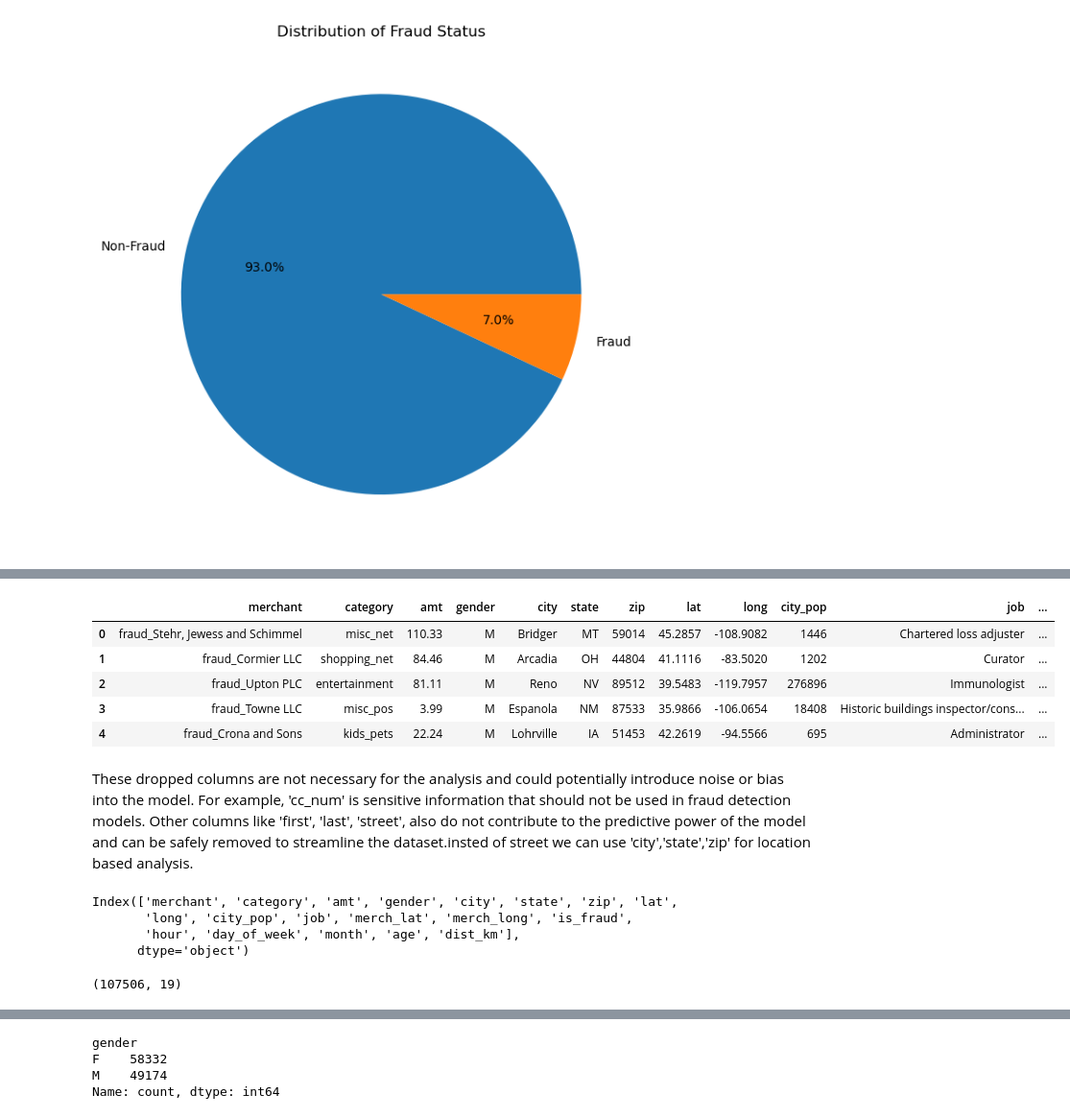
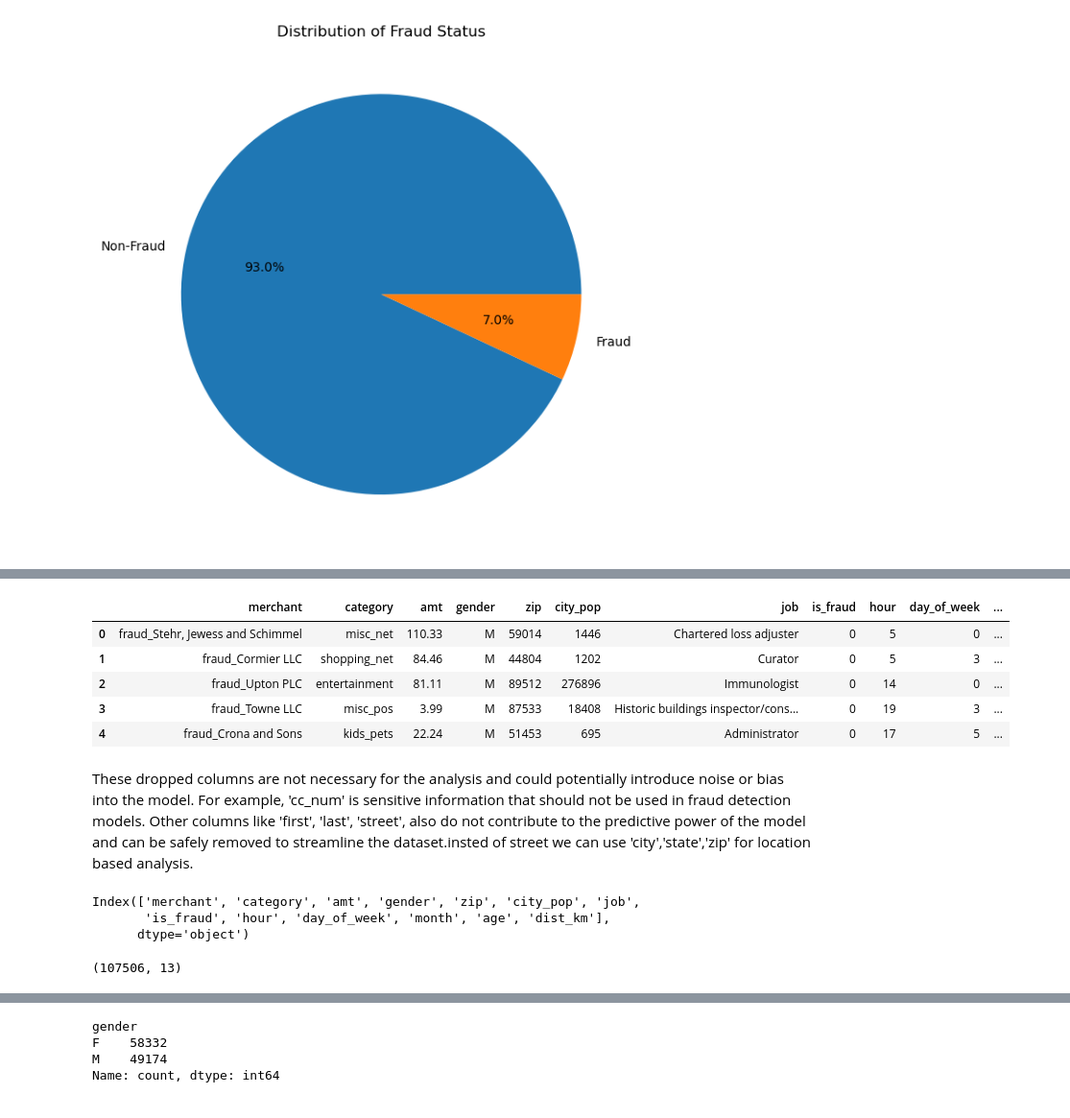
Before and after one commit to sumanbhattarai58/Internship, a Jupyter notebook: CreditCard_Fraud_Detection.ipynb, the cells around one changed output, grey strips where cells are left out. Shown at 96% size. Cells and saved outputs as stored; diff of their text form; code cells hidden in the pictures.

```diff
--- a/CreditCard_Fraud_Detection.ipynb
+++ b/CreditCard_Fraud_Detection.ipynb
@@ -191,26 +271,25 @@ data['dist_km'] = R * c
 # %%
 #Drop unnecessary columns
-drop_cols = ['Unnamed: 0','cc_num','first','last','street','trans_num','unix_time','trans_date_trans_time','dob'
-             ,'merch_zipcode']
+drop_cols = ['Unnamed: 0','cc_num','first','last','street','trans_num','lat','long','merch_lat','merch_long','unix_time','trans_date_trans_time','dob'
+             ,'merch_zipcode','state','city']
 data = data.drop(columns=drop_cols, axis=1)
 data.head()
 # %% [output]
-|  | merchant | category | amt | gender | city | state | zip | lat | long | city_pop | job | ... |
-| 0 | fraud_Stehr, Jewess and Schimmel | misc_net | 110.33 | M | Bridger | MT | 59014 | 45.2857 | -108.9082 | 1446 | Chartered loss adjuster | ... |
-| 1 | fraud_Cormier LLC | shopping_net | 84.46 | M | Arcadia | OH | 44804 | 41.1116 | -83.5020 | 1202 | Curator | ... |
-| 2 | fraud_Upton PLC | entertainment | 81.11 | M | Reno | NV | 89512 | 39.5483 | -119.7957 | 276896 | Immunologist | ... |
-| 3 | fraud_Towne LLC | misc_pos | 3.99 | M | Espanola | NM | 87533 | 35.9866 | -106.0654 | 18408 | Historic buildings inspector/cons... | ... |
-| 4 | fraud_Crona and Sons | kids_pets | 22.24 | M | Lohrville | IA | 51453 | 42.2619 | -94.5566 | 695 | Administrator | ... |
+|  | merchant | category | amt | gender | zip | city_pop | job | is_fraud | hour | day_of_week | ... |
+| 0 | fraud_Stehr, Jewess and Schimmel | misc_net | 110.33 | M | 59014 | 1446 | Chartered loss adjuster | 0 | 5 | 0 | ... |
+| 1 | fraud_Cormier LLC | shopping_net | 84.46 | M | 44804 | 1202 | Curator | 0 | 5 | 3 | ... |
+| 2 | fraud_Upton PLC | entertainment | 81.11 | M | 89512 | 276896 | Immunologist | 0 | 14 | 0 | ... |
+| 3 | fraud_Towne LLC | misc_pos | 3.99 | M | 87533 | 18408 | Historic buildings inspector/cons... | 0 | 19 | 3 | ... |
+| 4 | fraud_Crona and Sons | kids_pets | 22.24 | M | 51453 | 695 | Administrator | 0 | 17 | 5 | ... |
 # %% [markdown]
 These dropped columns are not necessary for the analysis and could potentially introduce noise or bias into the model. For example, 'cc_num' is sensitive information that should not be used in fraud detection models. Other columns like 'first', 'last', 'street', also do not contribute to the predictive power of the model and can be safely removed to streamline the dataset.insted of street we can use 'city','state','zip' for location based analysis.
 # %%
 print(data.columns)
 # %% [output]
-Index(['merchant', 'category', 'amt', 'gender', 'city', 'state', 'zip', 'lat',
-       'long', 'city_pop', 'job', 'merch_lat', 'merch_long', 'is_fraud',
-       'hour', 'day_of_week', 'month', 'age', 'dist_km'],
+Index(['merchant', 'category', 'amt', 'gender', 'zip', 'city_pop', 'job',
+       'is_fraud', 'hour', 'day_of_week', 'month', 'age', 'dist_km'],
       dtype='object')
 # %%
 print(data.shape)
 # %% [output]
-(107506, 19)
+(107506, 13)
```
Also changed, not shown: parts of 30 cells of this notebook.
